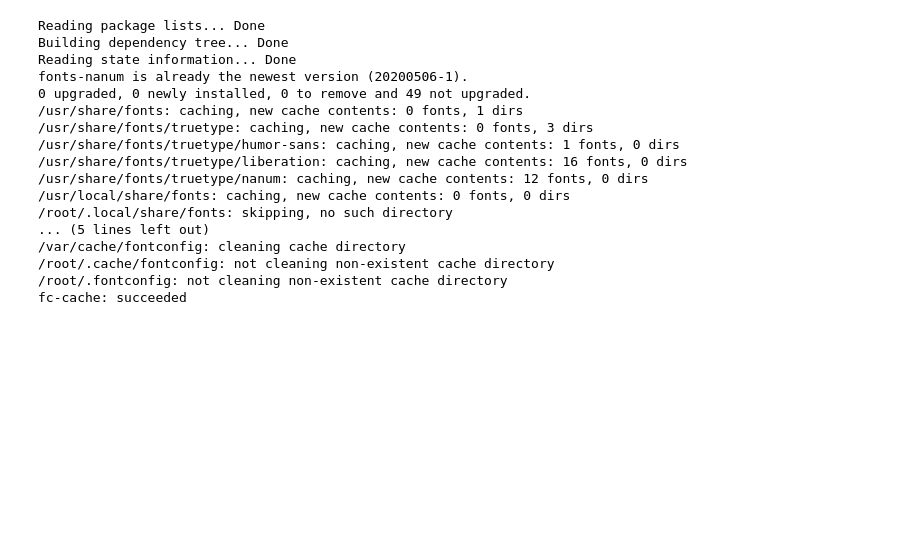
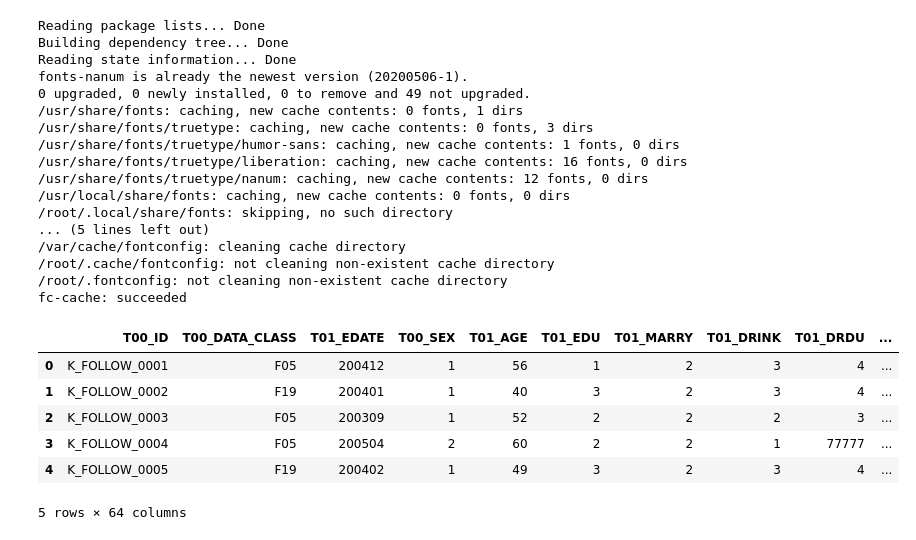
Before and after one commit to JOyongho4/DARTB4, a Jupyter notebook: KoreanHealthRecords.ipynb, the cells around one changed output. Cells and saved outputs as stored; diff of their text form; code cells hidden in the pictures; blank space fills up the shorter version.

```diff
--- a/KoreanHealthRecords.ipynb
+++ b/KoreanHealthRecords.ipynb
@@ -53,3 +53,13 @@ R2=pd.read_csv('https://raw.githubusercontent.com/JOyongho4/DARTB4/main/KoreanHe
 R3=pd.read_csv('https://raw.githubusercontent.com/JOyongho4/DARTB4/main/KoreanHealthRecords/follow_03_data.csv')
 R4=pd.read_csv('https://raw.githubusercontent.com/JOyongho4/DARTB4/main/KoreanHealthRecords/follow_04_data.csv')
 R5=pd.read_csv('https://raw.githubusercontent.com/JOyongho4/DARTB4/main/KoreanHealthRecords/follow_05_data.csv')
+# %%
+R1.head()
+# %% [output]
+|  | T00_ID | T00_DATA_CLASS | T01_EDATE | T00_SEX | T01_AGE | T01_EDU | T01_MARRY | T01_DRINK | T01_DRDU | ... |
+| 0 | K_FOLLOW_0001 | F05 | 200412 | 1 | 56 | 1 | 2 | 3 | 4 | ... |
+| 1 | K_FOLLOW_0002 | F19 | 200401 | 1 | 40 | 3 | 2 | 3 | 4 | ... |
+| 2 | K_FOLLOW_0003 | F05 | 200309 | 1 | 52 | 2 | 2 | 2 | 3 | ... |
+| 3 | K_FOLLOW_0004 | F05 | 200504 | 2 | 60 | 2 | 2 | 1 | 77777 | ... |
+| 4 | K_FOLLOW_0005 | F19 | 200402 | 1 | 49 | 3 | 2 | 3 | 4 | ... |
+5 rows × 64 columns
```
Also changed, not shown: parts of 5 cells of this notebook.
